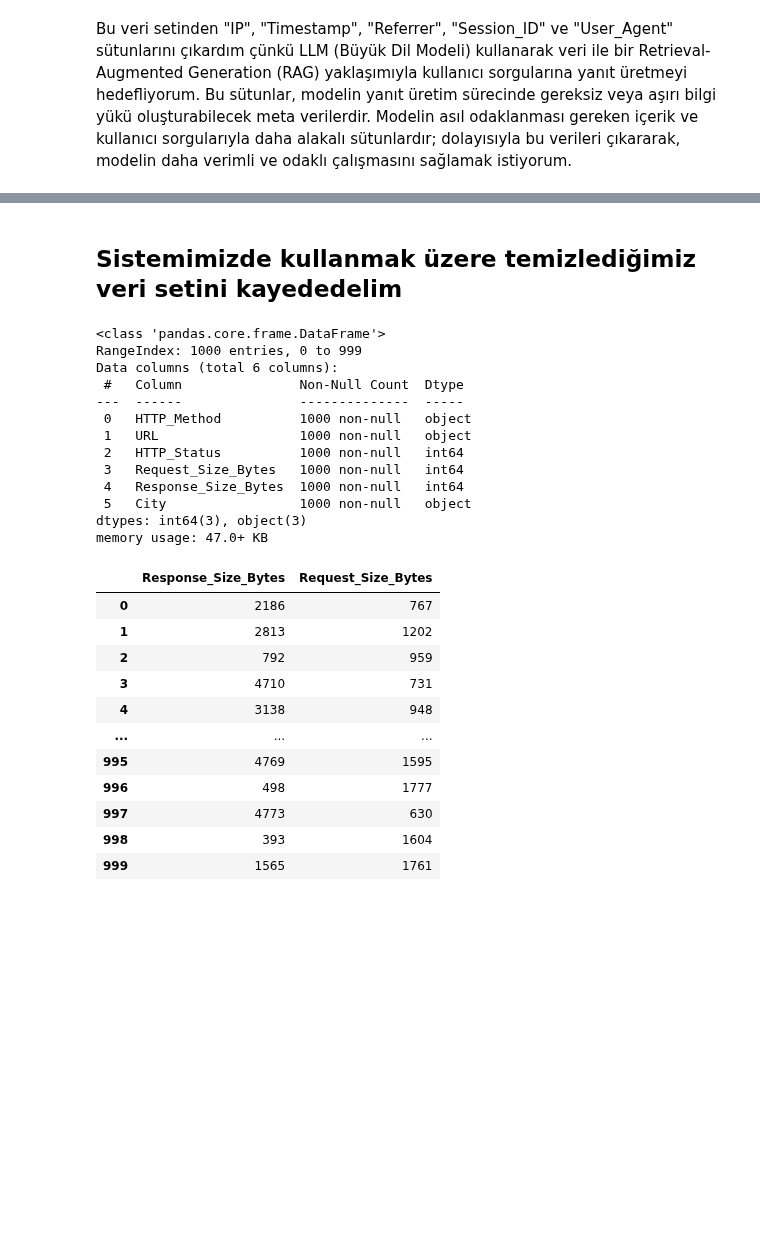
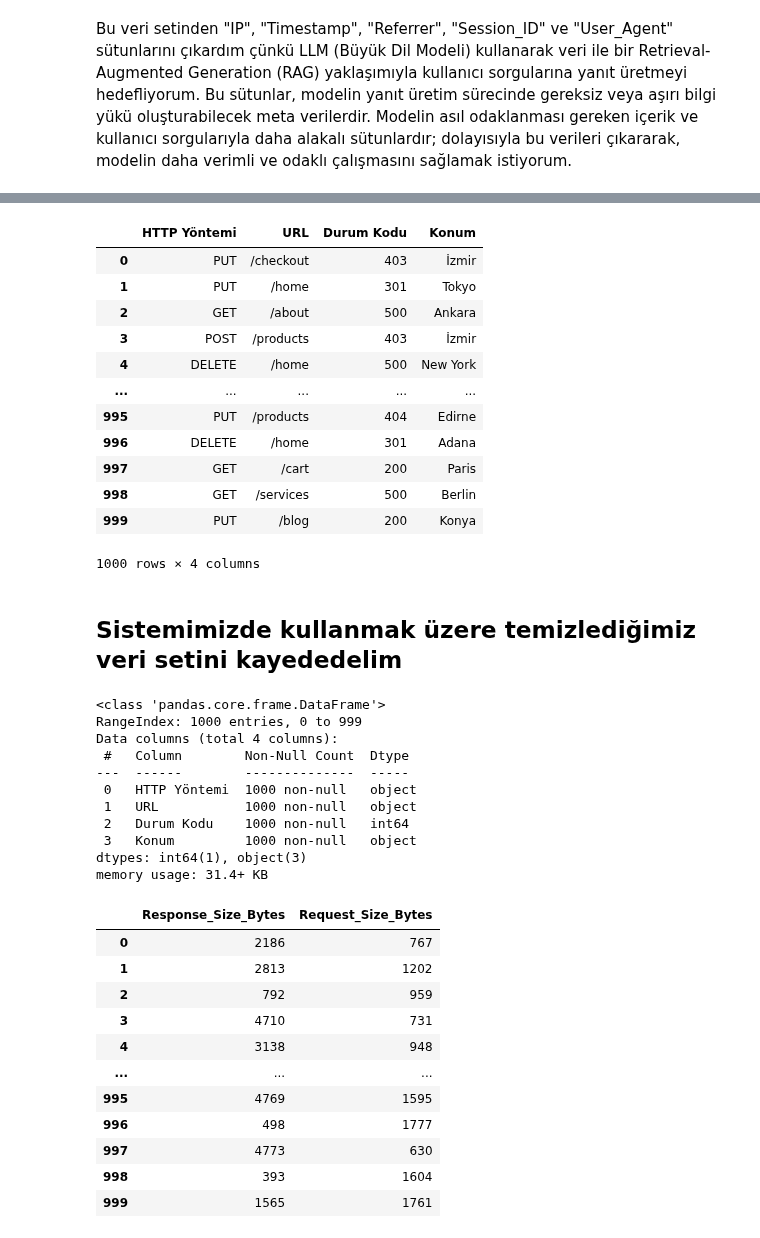
Before and after one commit to ibkya/Chat-with-csv--Using-Semantic-Search-, a Jupyter notebook: Data/datananalaysis.ipynb, the cells around one changed output, grey strips where cells are left out. Saved outputs shown, nothing was run; the diff lists cells and outputs as text; code cells hidden in the pictures; blank space fills up the shorter version.

```diff
--- a/Data/datananalaysis.ipynb
+++ b/Data/datananalaysis.ipynb
@@ -44,3 +44,11 @@ df.head()
 | 2 | GET | /about | 500 | 959 | 792 | Ankara |
 | 3 | POST | /products | 403 | 731 | 4710 | İzmir |
 | 4 | DELETE | /home | 500 | 948 | 3138 | New York |
+# %%
+# Sütun isimlerini Türkçe olarak yeniden adlandıralım
+df.columns = [
+    'HTTP Yöntemi', 'URL', 'Durum Kodu', 'İstek Boyutu (Bayt)',
+    'Yanıt Boyutu (Bayt)', 'Konum'
+]
+
+df.head()
@@ -47,3 +62,22 @@ df.head()
+# %%
+#Yanıt ve istek boyutlarının da bir soru cevap sisteminde bulunmasının gereği olmadığından onları da çıkartma kararı alalım.
+df.drop(["İstek Boyutu (Bayt)",	"Yanıt Boyutu (Bayt)"], axis = 1, inplace=True)
+# %%
+df
+# %% [output]
+|  | HTTP Yöntemi | URL | Durum Kodu | Konum |
+| 0 | PUT | /checkout | 403 | İzmir |
+| 1 | PUT | /home | 301 | Tokyo |
+| 2 | GET | /about | 500 | Ankara |
+| 3 | POST | /products | 403 | İzmir |
+| 4 | DELETE | /home | 500 | New York |
+| ... | ... | ... | ... | ... |
+| 995 | PUT | /products | 404 | Edirne |
+| 996 | DELETE | /home | 301 | Adana |
+| 997 | GET | /cart | 200 | Paris |
+| 998 | GET | /services | 500 | Berlin |
+| 999 | PUT | /blog | 200 | Konya |
+1000 rows × 4 columns
 # %% [markdown]
 ## Sistemimizde kullanmak üzere temizlediğimiz veri setini kayededelim
 # %%
@@ -54,17 +88,15 @@ df.info()
 # %% [output]
 <class 'pandas.core.frame.DataFrame'>
 RangeIndex: 1000 entries, 0 to 999
-Data columns (total 6 columns):
- #   Column               Non-Null Count  Dtype
----  ------               --------------  -----
- 0   HTTP_Method          1000 non-null   object
- 1   URL                  1000 non-null   object
- 2   HTTP_Status          1000 non-null   int64
- 3   Request_Size_Bytes   1000 non-null   int64
- 4   Response_Size_Bytes  1000 non-null   int64
- 5   City                 1000 non-null   object
-dtypes: int64(3), object(3)
-memory usage: 47.0+ KB
+Data columns (total 4 columns):
+ #   Column        Non-Null Count  Dtype
+---  ------        --------------  -----
+ 0   HTTP Yöntemi  1000 non-null   object
+ 1   URL           1000 non-null   object
+ 2   Durum Kodu    1000 non-null   int64
+ 3   Konum         1000 non-null   object
+dtypes: int64(1), object(3)
+memory usage: 31.4+ KB
 # %%
 #Web sitesinden alınan ve gönderilen veri boyutlarını analiz edelim.
 Bayt_analysis = df[["Response_Size_Bytes", "Request_Size_Bytes"]]
```
Also changed, not shown: parts of 1 cell of this notebook, 1 other file.
